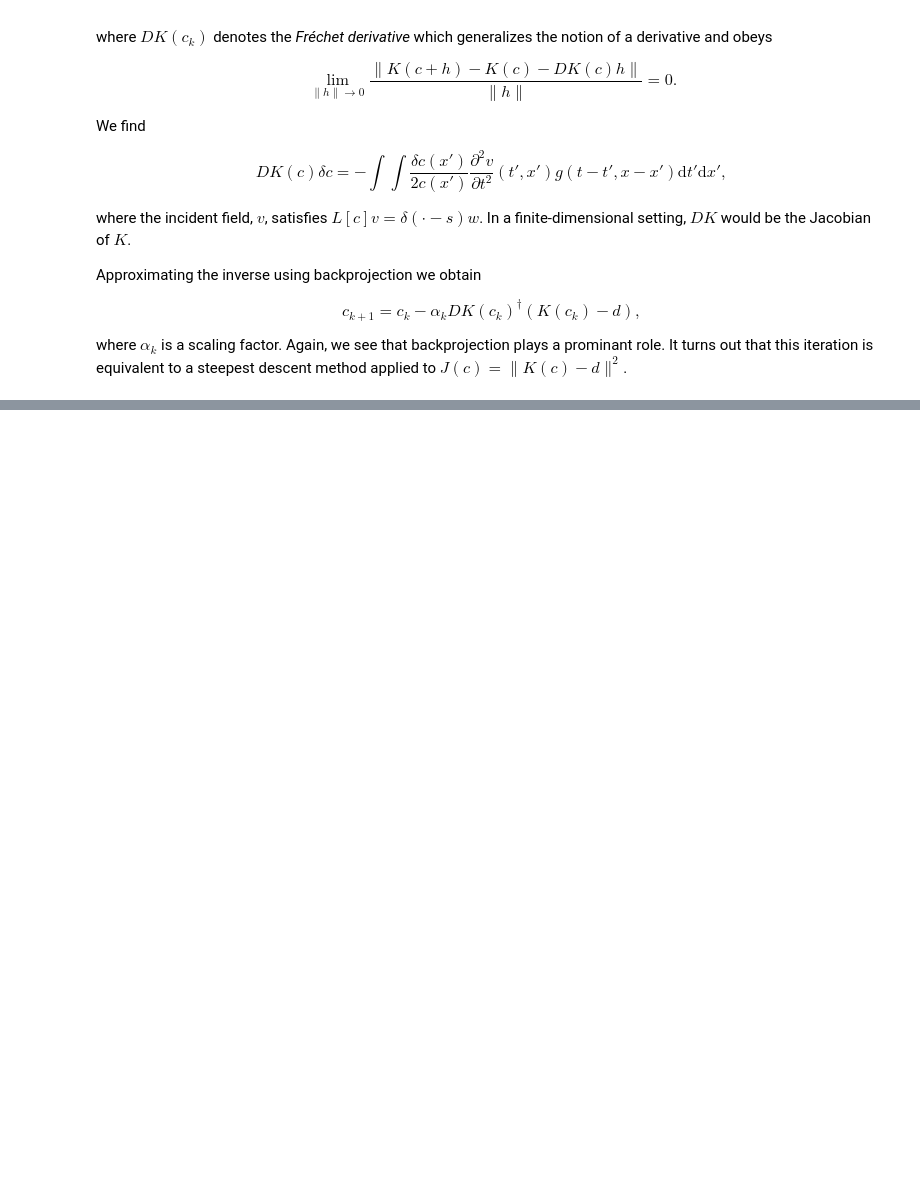
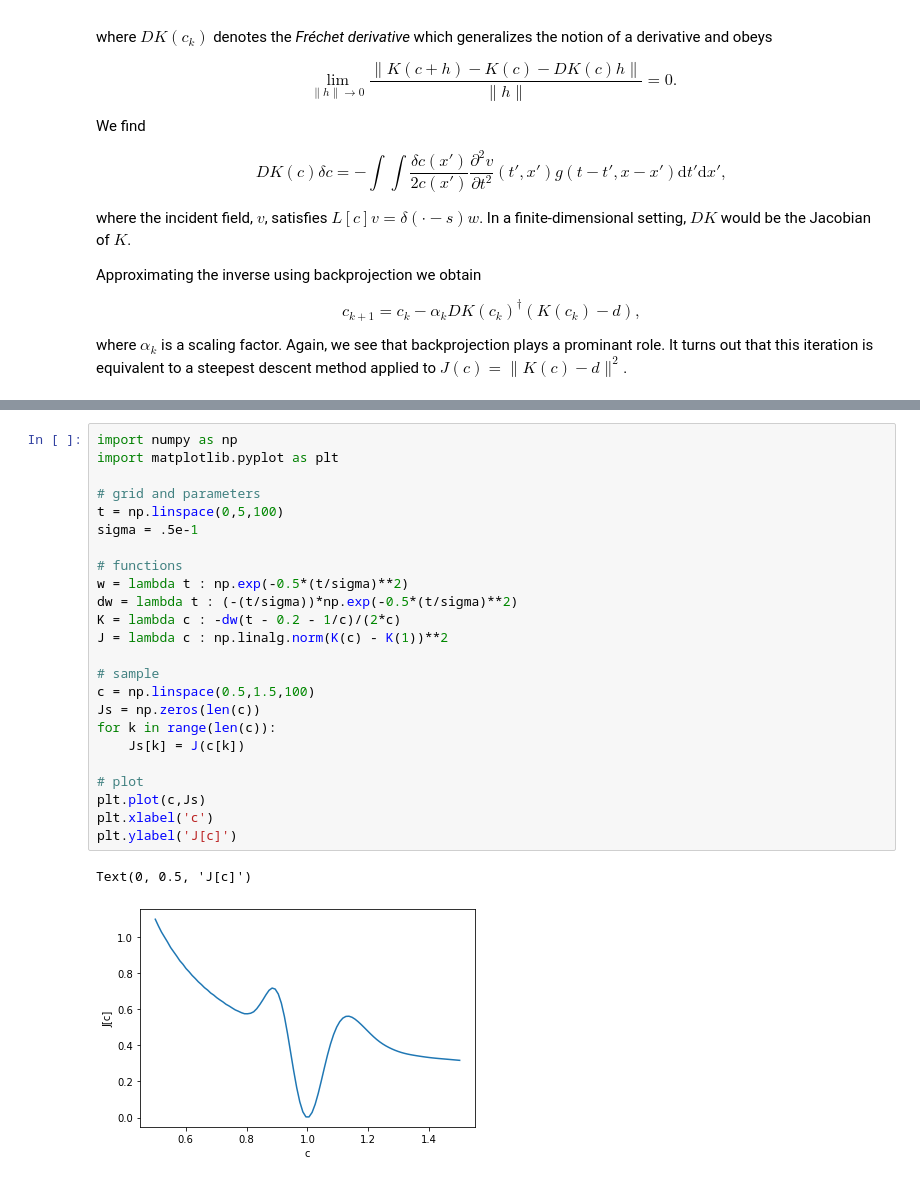
Before and after one commit to TristanvanLeeuwen/IP_and_Im_Lectures, a Jupyter notebook: wavefield_imaging.ipynb, the cells around one changed output, grey strips where cells are left out. Saved outputs shown, nothing was run; the diff lists cells and outputs as text; blank space fills up the shorter version.

```diff
--- a/wavefield_imaging.ipynb
+++ b/wavefield_imaging.ipynb
@@ -491,0 +974,27 @@ where $\alpha_k$ is a scaling factor. Again, we see that backprojection plays a
+# %%
+import numpy as np
+import matplotlib.pyplot as plt
+
+# grid and parameters
+t = np.linspace(0,5,100)
+sigma = .5e-1
+
+# functions
+w = lambda t : np.exp(-0.5*(t/sigma)**2)
+dw = lambda t : (-(t/sigma))*np.exp(-0.5*(t/sigma)**2)
+K = lambda c : -dw(t - 0.2 - 1/c)/(2*c)
+J = lambda c : np.linalg.norm(K(c) - K(1))**2
+
+# sample
+c = np.linspace(0.5,1.5,100)
+Js = np.zeros(len(c))
+for k in range(len(c)):
+    Js[k] = J(c[k])
+
+# plot
+plt.plot(c,Js)
+plt.xlabel('c')
+plt.ylabel('J[c]')
+# %% [output]
+Text(0, 0.5, 'J[c]')
+[figure, added]
```
Also changed, not shown: parts of 9 cells of this notebook, 3 other files.
